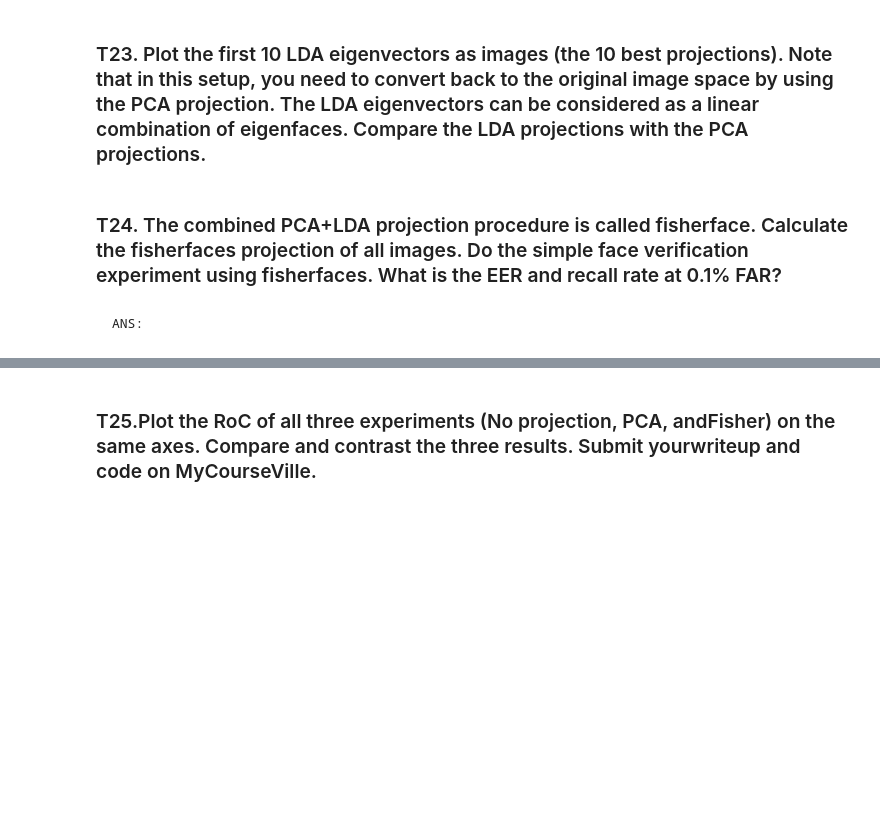
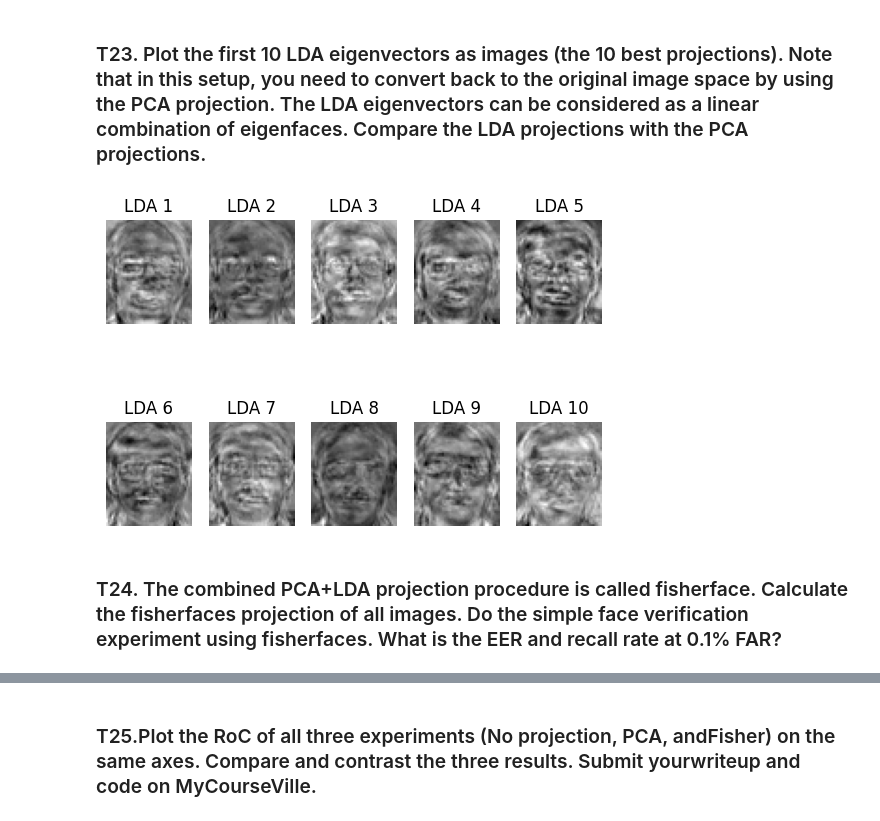
Before and after one commit to GnuBurn/PatternReg, a Jupyter notebook: Hw3/HW3_Fisherfaces(student).ipynb, the cells around one changed output, grey strips where cells are left out. Saved outputs shown, nothing was run; the diff lists cells and outputs as text; code cells hidden in the pictures; blank space fills up the shorter version.

```diff
--- a/Hw3/HW3_Fisherfaces(student).ipynb
+++ b/Hw3/HW3_Fisherfaces(student).ipynb
@@ -631,2 +691,30 @@ n_dim = ...
+# %%
+# TODO: Find the LDA projection.
+mean_class = []
+for t in range(t_classes):
+    mean_class.append(T_pca[3*t:3*t+3].mean(axis=0))
+mean_class = np.array(mean_class).T
+means = np.mean(mean_class, axis=1).reshape(-1,1)
+
+Sw = np.zeros((n_dim, n_dim))
+for t in range(t_classes):
+    matrix = np.zeros((n_dim, n_dim))
+    for i in range(3):
+        d = T_pca[3*t+i].reshape(-1,1) - mean_class[:, t].reshape(-1,1)
+        matrix += np.outer(d,d)
+    Sw += matrix
+Sw += np.eye(n_dim) * 1e-10
+
+Sb = np.zeros((n_dim, n_dim))
+for t in range(t_classes):
+    d = mean_class[:, t].reshape(-1,1) - means
+    Sb += np.outer(d, d)
+
+LDA = np.linalg.inv(Sw) @ Sb
+
+eigenvalues, eigenvectors = np.linalg.eig(LDA)
+
+eigenvalues = eigenvalues.real
+eigenvectors = eigenvectors.real
 # %%
 # TODO: Find how many non-zero eigenvalues there are.
@@ -639,2 +733,13 @@ n_dim = ...
+# %%
+# INSERT CODE HERE
+fisherfaces = v[:, :n_dim] @ eigenvectors[:, :10]
+for i in range(10):
+    plt.subplot(2, 5, i + 1)
+    plt.imshow(fisherfaces[:, i].reshape(56, 46), cmap='gray')
+    plt.title(f'LDA {i+1}')
+    plt.axis('off')
+plt.show()
+# %% [output]
+[figure, added]
 # %% [markdown]
 ### T24. The combined PCA+LDA projection procedure is called fisherface. Calculate the fisherfaces projection of all images. Do the simple face verification experiment using fisherfaces. What is the EER and recall rate at 0.1% FAR?
@@ -643,2 +745,0 @@ n_dim = ...
-# %% [markdown]
-    ANS:
```
Also changed, not shown: parts of 34 cells of this notebook, 1 other file.
